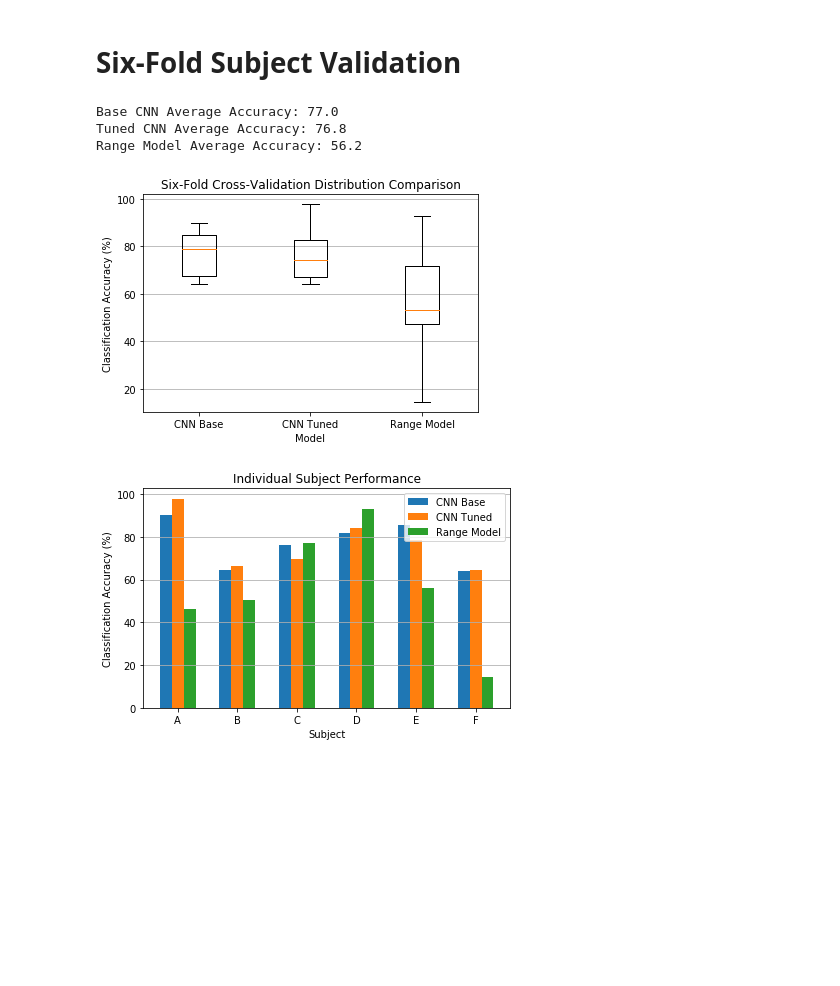
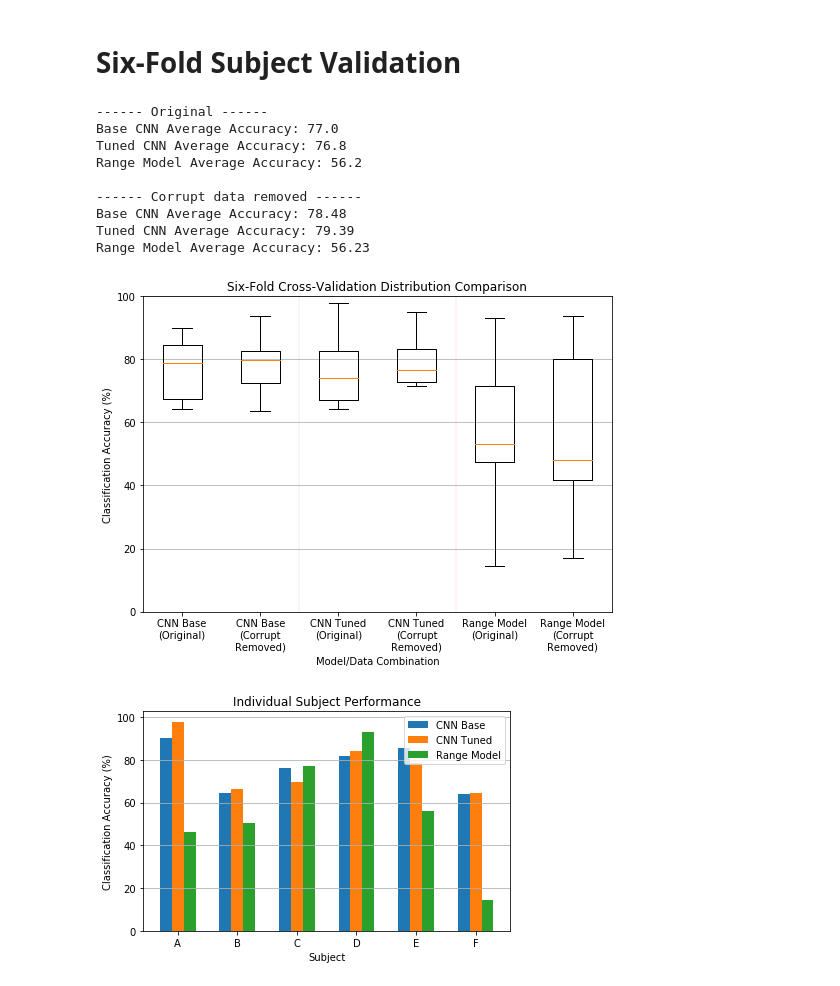
Before and after one commit to Andrew-Mackay/Adapting-the-WaveNet-Deep-Learning-Model-for-RADAR-Classification, a Jupyter notebook: notebooks/17_final_evaluation_comparison.ipynb, the cells around one changed output. Drawn from its saved outputs; the diff is of its cells as text; code cells hidden in the pictures; blank space fills up the shorter version.

```diff
--- a/notebooks/17_final_evaluation_comparison.ipynb
+++ b/notebooks/17_final_evaluation_comparison.ipynb
@@ -21,3 +23,5 @@ if not os.path.exists(RESULTS_PATH):
 import numpy as np
 import matplotlib.pyplot as plt
 import pickle
+# %%
+SAVE_GRAPHS = False
@@ -151,34 +294,69 @@ if True:
 # Six-Fold Subject Validation
 # %%
 round_to = 2
+print("------ Original ------")
 print("Base CNN Average Accuracy:", round(cnn_base_6_fold["avg_acc"]*100, round_to))
 print("Tuned CNN Average Accuracy:", round(cnn_6_fold["avg_acc"]*100, round_to))
 print("Range Model Average Accuracy:", round(range_6_fold["avg_acc"]*100, round_to))
+print("\n------ Corrupt data removed ------")
+print("Base CNN Average Accuracy:", round(cnn_base_6_fold_2["avg_acc"]*100, round_to))
+print("Tuned CNN Average Accuracy:", round(cnn_6_fold_2["avg_acc"]*100, round_to))
+print("Range Model Average Accuracy:", round(range_6_fold_2["avg_acc"]*100, round_to))
 # %% [output]
+------ Original ------
 Base CNN Average Accuracy: 77.0
 Tuned CNN Average Accuracy: 76.8
 Range Model Average Accuracy: 56.2
+
+------ Corrupt data removed ------
+Base CNN Average Accuracy: 78.48
+Tuned CNN Average Accuracy: 79.39
+Range Model Average Accuracy: 56.23
 # %%
+# original
 acc_cnn = []
 acc_cnn_base = []
 acc_range = []
+# corrupt removed
+acc_cnn_2 = []
+acc_cnn_base_2 = []
+acc_range_2 = []
 subjects = ["A", "B", "C", "D", "E", "F"]
 for subject in subjects:
     acc_cnn_base.append(cnn_base_6_fold[subject]["accuracy"]*100)
     acc_cnn.append(cnn_6_fold[subject]["accuracy"]*100)
     acc_range.append(range_6_fold[subject]["accuracy"]*100)
 
-plt.boxplot([acc_cnn_base, acc_cnn, acc_range],
-            labels=["CNN Base", "CNN Tuned", "Range Model"],
+    acc_cnn_base_2.append(cnn_base_6_fold_2[subject]["accuracy"]*100)
+    acc_cnn_2.append(cnn_6_fold_2[subject]["accuracy"]*100)
+    acc_range_2.append(range_6_fold_2[subject]["accuracy"]*100)
+
+results = [acc_cnn_base, acc_cnn_base_2, acc_cnn, acc_cnn_2, acc_range, acc_range_2]
+labels = ["CNN Base\n(Original)",
+          "CNN Base\n(Corrupt\nRemoved)",
+          "CNN Tuned\n(Original)",
+          "CNN Tuned\n(Corrupt\nRemoved)",
+          "Range Model\n(Original)", "Range Model\n(Corrupt\nRemoved)"]
+
+plt.figure(figsize=(8.4, 5.8))
+plt.boxplot(results,
+            labels=labels,
             zorder=3)
+
+# plt.boxplot([acc_cnn_base, acc_cnn, acc_range],
+#             labels=["CNN Base", "CNN Tuned", "Range Model"],
+#             zorder=3)
+plt.axvline(2.5, linewidth=0.1, color='r')
+plt.axvline(4.5, linewidth=0.1, color='r')
 plt.title("Six-Fold Cross-Validation Distribution Comparison")
-plt.xlabel("Model")
+plt.xlabel("Model/Data Combination")
 plt.ylabel("Classification Accuracy (%)")
+plt.ylim(0,100)
 plt.grid(axis='y', zorder=0)
-if True:
-     plt.savefig(RESULTS_PATH + "boxplot_6_fold.pdf", format='pdf')
+if SAVE_GRAPHS:
+     plt.savefig(RESULTS_PATH + "boxplot_6_fold_all.pdf", format='pdf')
 # %% [output]
-[figure, old version]
+[figure, new version]
 # %%
 # width = np.min(np.diff(range(len(base["topic_numbers"]))))/6
 width = 0.2
```
Also changed, not shown: parts of 18 cells of this notebook, 55 other files.
